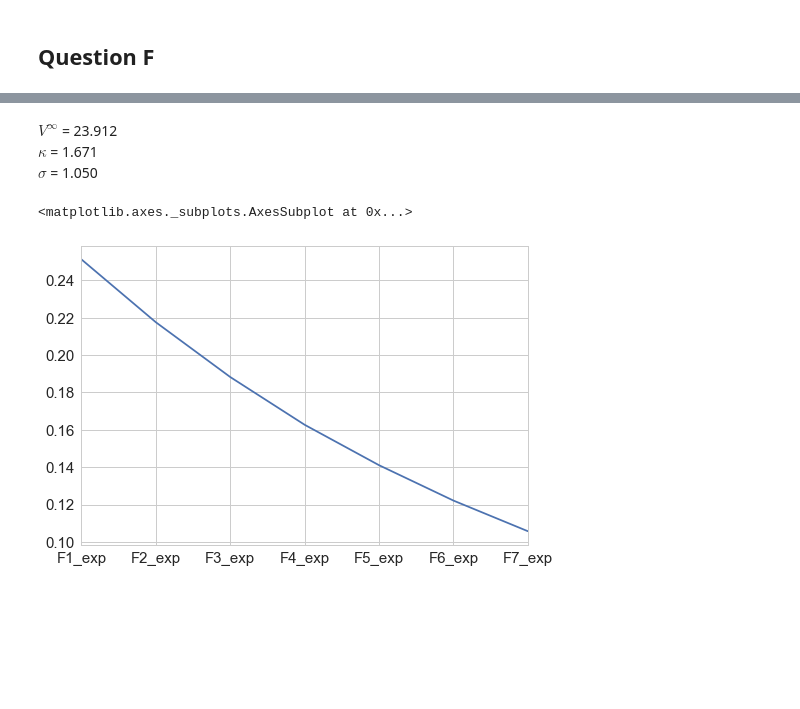
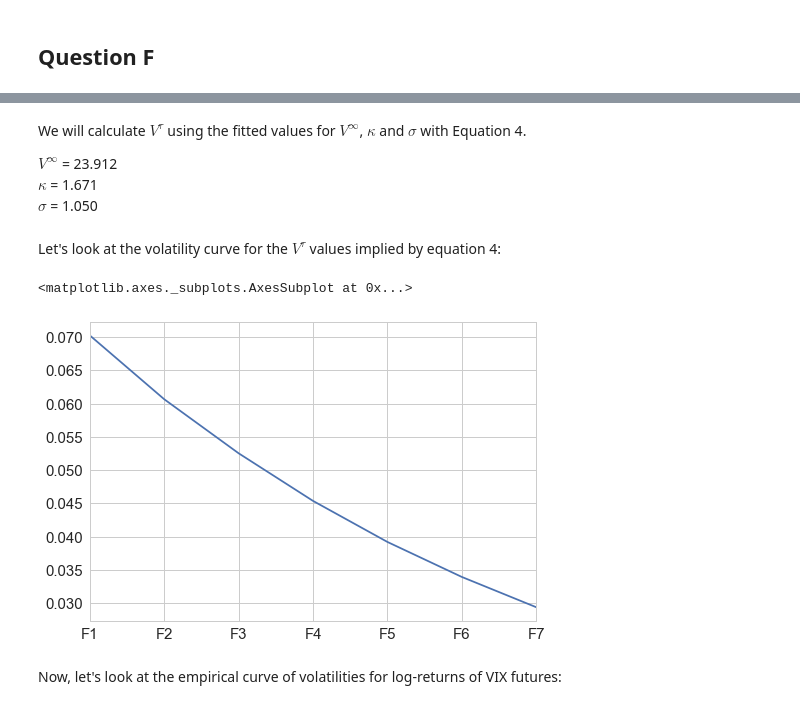
Before and after one commit to canelbiryol/Risk_Portfolio_Management, a Jupyter notebook: Homework3/Homework3.ipynb, the cells around one changed output, grey strips where cells are left out. Drawn from its saved outputs; the diff is of its cells as text; code cells hidden in the pictures; blank space fills up the shorter version.

```diff
--- a/Homework3/Homework3.ipynb
+++ b/Homework3/Homework3.ipynb
@@ -388,4 +381,6 @@ vol.plot()
 # %% [markdown]
+We will calculate $V^\tau$ using the fitted values for $V^\infty$, $\kappa$ and $\sigma$ with Equation 4.
+
 $V^\infty$ = 23.912
 $\kappa$ = 1.671
 $\sigma$ = 1.050
@@ -402,7 +397,14 @@ c1 = (np.exp(-kappa*tau).multiply(np.log(vix)["vix"], axis="index"))
 c2 = (1-np.exp(-kappa*tau).multiply(np.log(v_inf)))
 c3 = ((sigma**2/(4*kappa)) * (np.exp(-kappa*tau) - np.exp(-2*kappa*tau)))
 log_v_tau = c1 + c2 + c3
-log_v_tau.std().plot()
+
+log_v_tau = log_v_tau.rename(columns={'F1_exp': 'F1', 'F2_exp' : 'F2', 'F3_exp' : 'F3', 'F4_exp' : 'F4', 'F5_exp' : 'F5', 'F6_exp' : 'F6', 'F7_exp' : 'F7'})
-# %% [output]
-<matplotlib.axes._subplots.AxesSubplot at 0x...>
-[figure, removed]
+# %% [markdown]
+Let's look at the volatility curve for the $V^\tau$ values implied by equation 4:
+# %%
+log_v_tau.diff()[1:].std().plot()
+# %% [output]
+<matplotlib.axes._subplots.AxesSubplot at 0x...>
+[figure, added]
+# %% [markdown]
+Now, let's look at the empirical curve of volatilities for log-returns of VIX futures:
```
Also changed, not shown: parts of 8 cells of this notebook.
